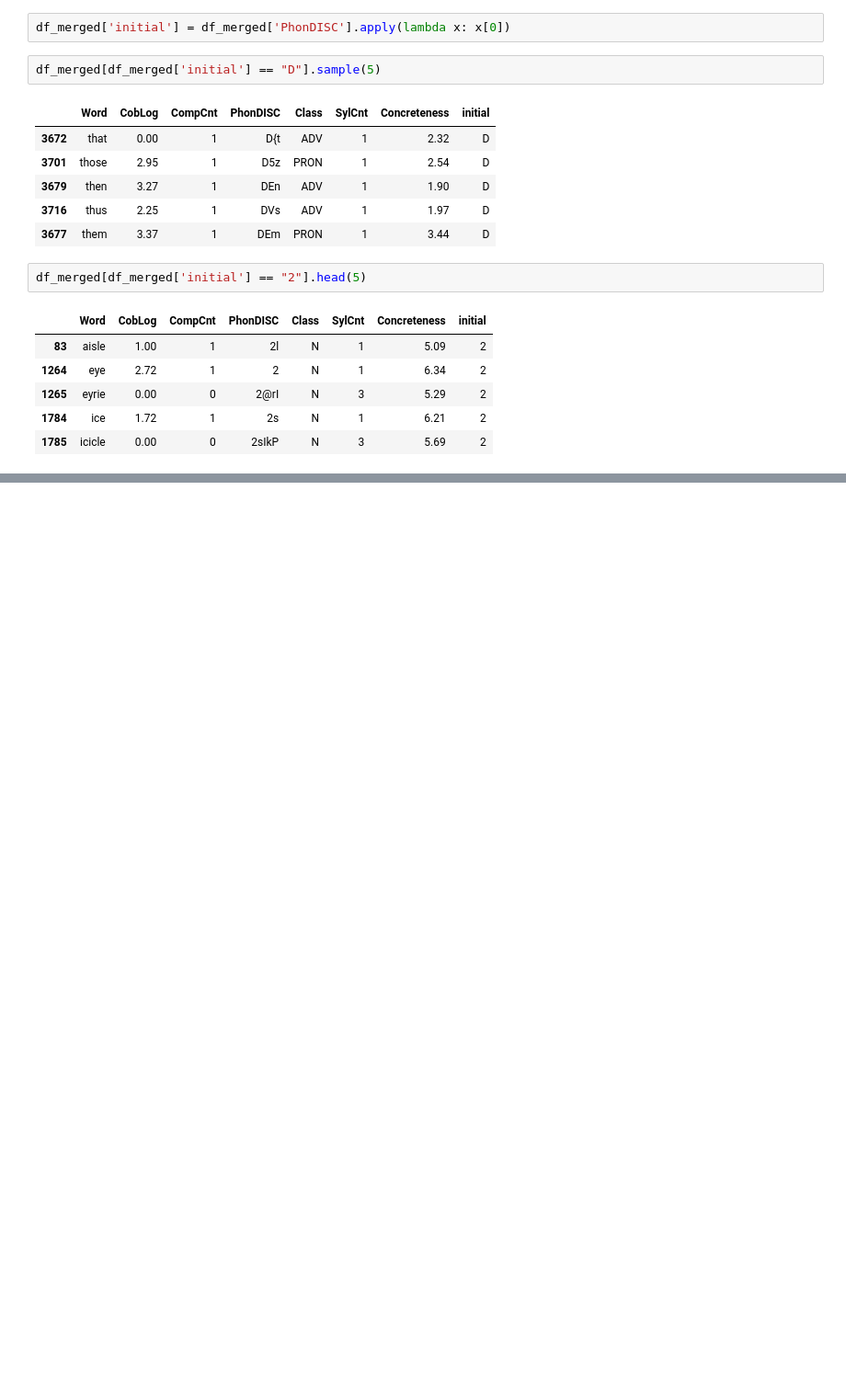
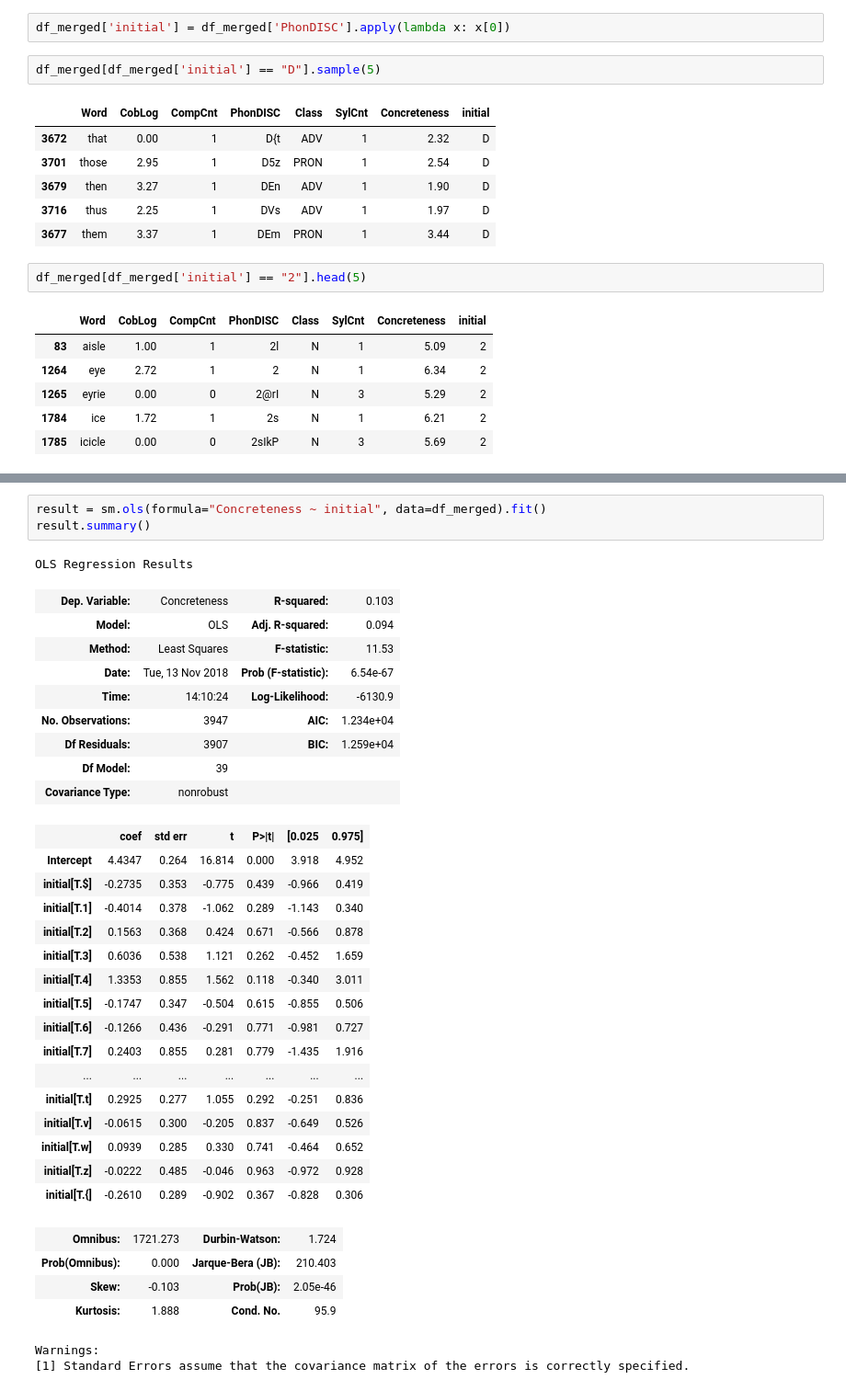
Before and after one commit to seantrott/concreteness, a Jupyter notebook: phonetic_onset_concreteness.ipynb, the cells around one changed output, grey strips where cells are left out. Shown at 92% size. Drawn from its saved outputs; the diff is of its cells as text; blank space fills up the shorter version.

```diff
--- a/phonetic_onset_concreteness.ipynb
+++ b/phonetic_onset_concreteness.ipynb
@@ -175,0 +182,36 @@ df_merged[df_merged['initial'] == "2"].head(5)
+# %%
+result = sm.ols(formula="Concreteness ~ initial", data=df_merged).fit()
+result.summary()
+# %% [output]
+OLS Regression Results
+| Dep. Variable: | Concreteness | R-squared: | 0.103 |
+| Model: | OLS | Adj. R-squared: | 0.094 |
+| Method: | Least Squares | F-statistic: | 11.53 |
+| Date: | Tue, 13 Nov 2018 | Prob (F-statistic): | 6.54e-67 |
+| Time: | 14:10:24 | Log-Likelihood: | -6130.9 |
+| No. Observations: | 3947 | AIC: | 1.234e+04 |
+| Df Residuals: | 3907 | BIC: | 1.259e+04 |
+| Df Model: | 39 |  |  |
+| Covariance Type: | nonrobust |  |  |
+|  | coef | std err | t | P>|t| | [0.025 | 0.975] |
+| Intercept | 4.4347 | 0.264 | 16.814 | 0.000 | 3.918 | 4.952 |
+| initial[T.$] | -0.2735 | 0.353 | -0.775 | 0.439 | -0.966 | 0.419 |
+| initial[T.1] | -0.4014 | 0.378 | -1.062 | 0.289 | -1.143 | 0.340 |
+| initial[T.2] | 0.1563 | 0.368 | 0.424 | 0.671 | -0.566 | 0.878 |
+| initial[T.3] | 0.6036 | 0.538 | 1.121 | 0.262 | -0.452 | 1.659 |
+| initial[T.4] | 1.3353 | 0.855 | 1.562 | 0.118 | -0.340 | 3.011 |
+| initial[T.5] | -0.1747 | 0.347 | -0.504 | 0.615 | -0.855 | 0.506 |
+| initial[T.6] | -0.1266 | 0.436 | -0.291 | 0.771 | -0.981 | 0.727 |
+| initial[T.7] | 0.2403 | 0.855 | 0.281 | 0.779 | -1.435 | 1.916 |
+| ... | ... | ... | ... | ... | ... | ... |
+| initial[T.t] | 0.2925 | 0.277 | 1.055 | 0.292 | -0.251 | 0.836 |
+| initial[T.v] | -0.0615 | 0.300 | -0.205 | 0.837 | -0.649 | 0.526 |
+| initial[T.w] | 0.0939 | 0.285 | 0.330 | 0.741 | -0.464 | 0.652 |
+| initial[T.z] | -0.0222 | 0.485 | -0.046 | 0.963 | -0.972 | 0.928 |
+| initial[T.{] | -0.2610 | 0.289 | -0.902 | 0.367 | -0.828 | 0.306 |
+| Omnibus: | 1721.273 | Durbin-Watson: | 1.724 |
+| Prob(Omnibus): | 0.000 | Jarque-Bera (JB): | 210.403 |
+| Skew: | -0.103 | Prob(JB): | 2.05e-46 |
+| Kurtosis: | 1.888 | Cond. No. | 95.9 |
+Warnings:
+[1] Standard Errors assume that the covariance matrix of the errors is correctly specified.
```
Also changed, not shown: parts of 13 cells of this notebook.
